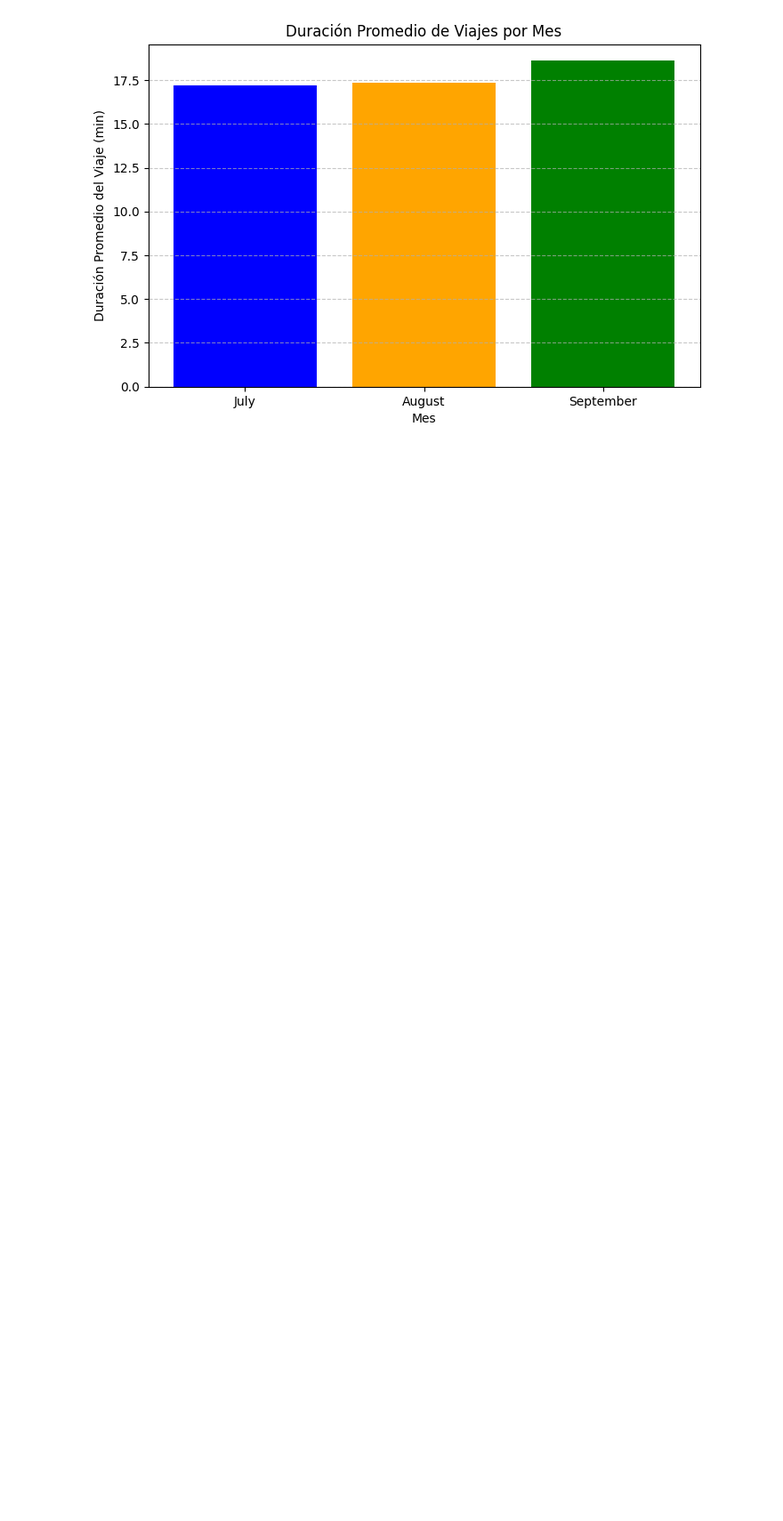
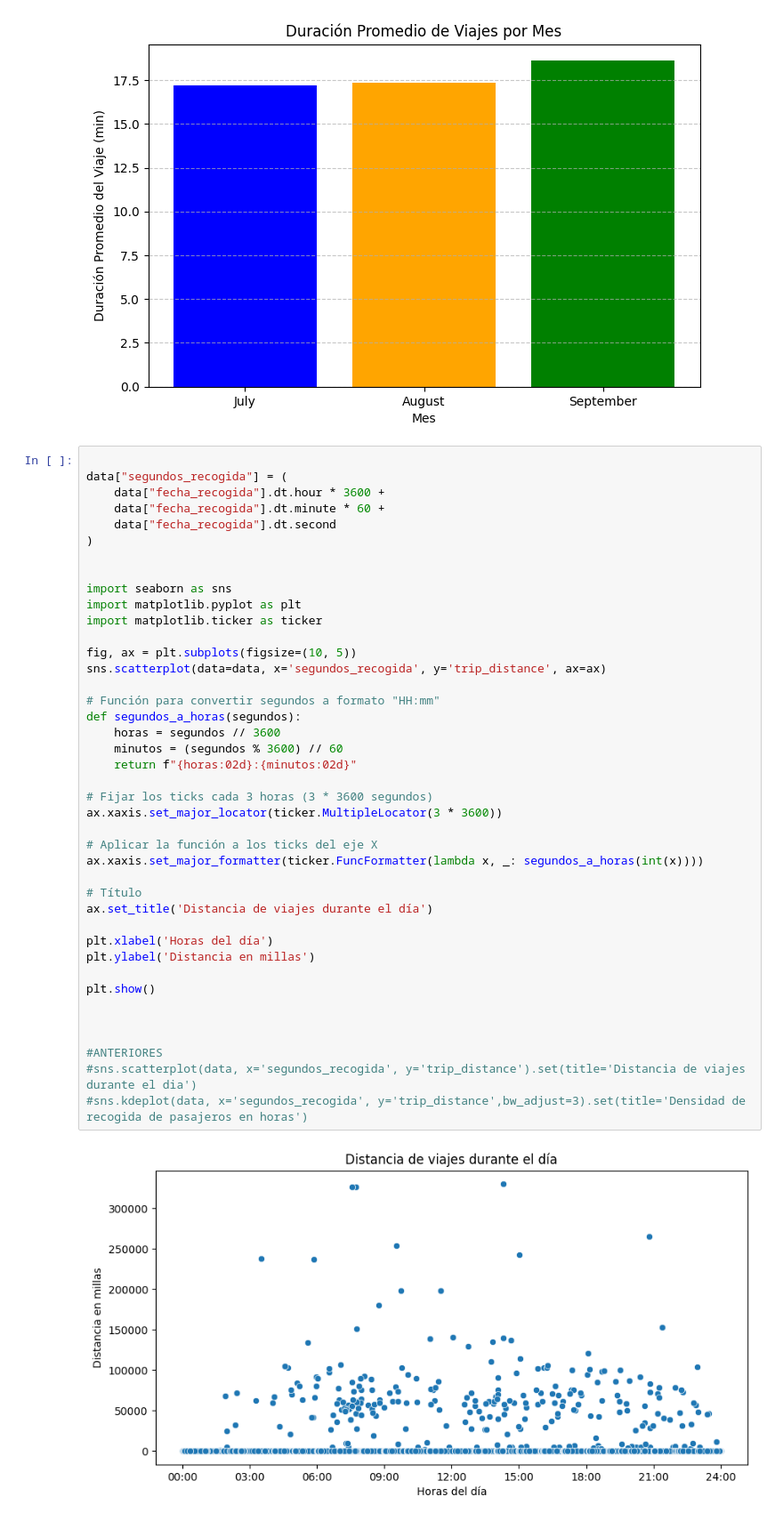
Before and after one commit to CD-GRUPO3/TA047R-1C2025-GRUPO03, a Jupyter notebook: TA047R_TP1_GRUPO03_ENTREGA_EJ1.ipynb, the cells around one changed output. Shown at 89% size. Drawn from its saved outputs; the diff is of its cells as text; blank space fills up the shorter version.

```diff
--- a/TA047R_TP1_GRUPO03_ENTREGA_EJ1.ipynb
+++ b/TA047R_TP1_GRUPO03_ENTREGA_EJ1.ipynb
@@ -398,3 +394,46 @@ plt.grid(axis="y", linestyle="--", alpha=0.7)
 plt.show()
 # %% [output]
 [figure]
+# %%
+
+data["segundos_recogida"] = (
+    data["fecha_recogida"].dt.hour * 3600 +
+    data["fecha_recogida"].dt.minute * 60 +
+    data["fecha_recogida"].dt.second
+)
+
+
+import seaborn as sns
+import matplotlib.pyplot as plt
+import matplotlib.ticker as ticker
+
+fig, ax = plt.subplots(figsize=(10, 5))
+sns.scatterplot(data=data, x='segundos_recogida', y='trip_distance', ax=ax)
+
+# Función para convertir segundos a formato "HH:mm"
+def segundos_a_horas(segundos):
+    horas = segundos // 3600
+    minutos = (segundos % 3600) // 60
+    return f"{horas:02d}:{minutos:02d}"
+
+# Fijar los ticks cada 3 horas (3 * 3600 segundos)
+ax.xaxis.set_major_locator(ticker.MultipleLocator(3 * 3600))
+
+# Aplicar la función a los ticks del eje X
+ax.xaxis.set_major_formatter(ticker.FuncFormatter(lambda x, _: segundos_a_horas(int(x))))
+
+# Título
+ax.set_title('Distancia de viajes durante el día')
+
+plt.xlabel('Horas del día')
+plt.ylabel('Distancia en millas')
+
+plt.show()
+
+
+
+#ANTERIORES
+#sns.scatterplot(data, x='segundos_recogida', y='trip_distance').set(title='Distancia de viajes durante el dia')
+#sns.kdeplot(data, x='segundos_recogida', y='trip_distance',bw_adjust=3).set(title='Densidad de recogida de pasajeros en horas')
+# %% [output]
+[figure, added]
```
Also changed, not shown: parts of 2 cells of this notebook.
